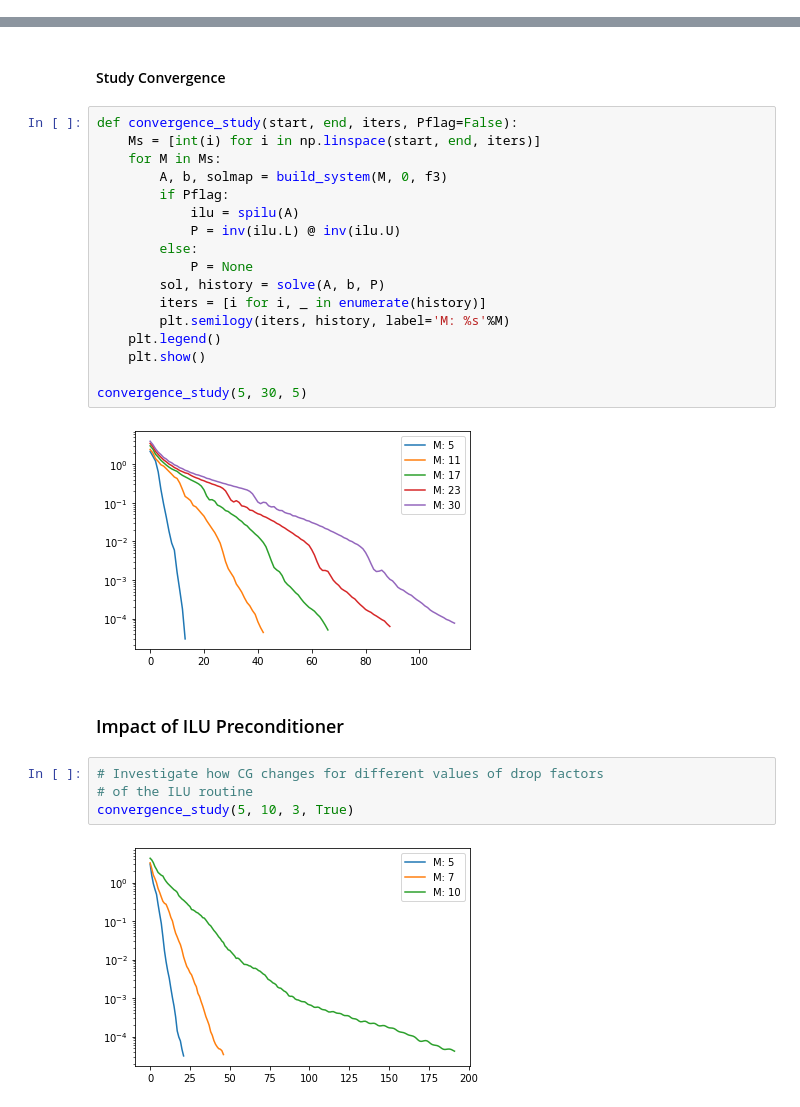
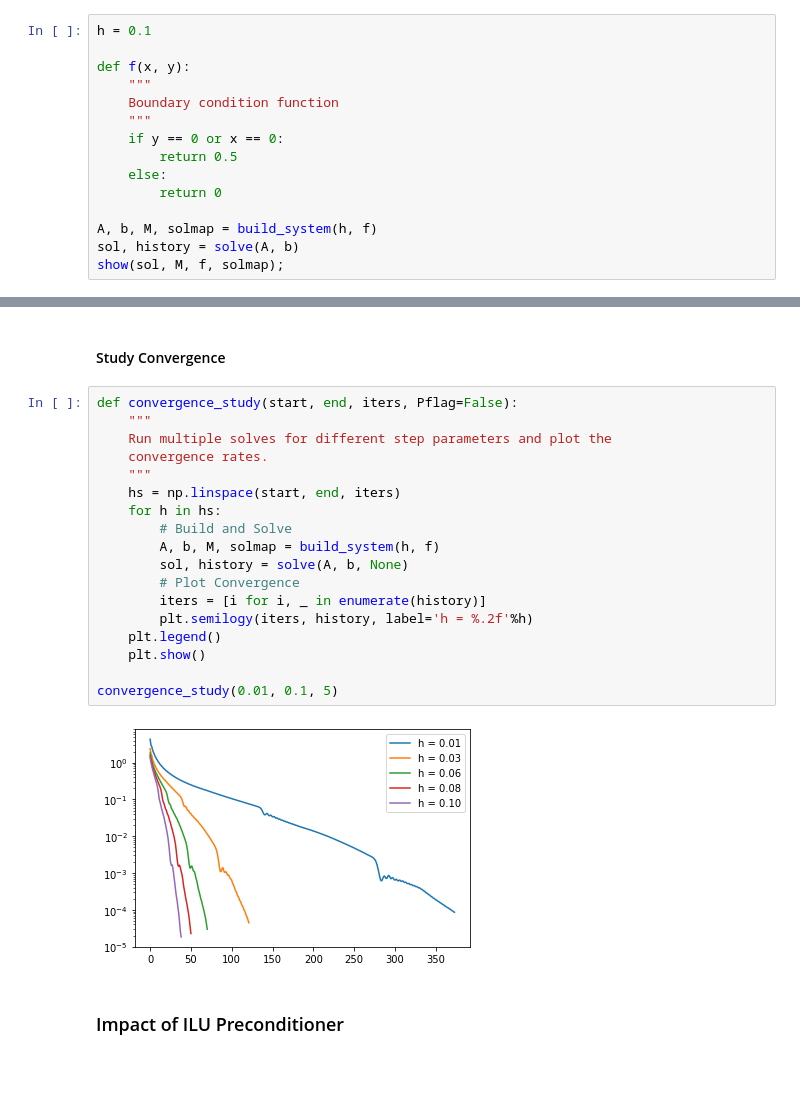
Before and after one commit to sheeshee/High-Performance-Computing-Coursework, a Jupyter notebook: Assignment 3/Assignment 3 Submission.ipynb, the cells around one changed output, grey strips where cells are left out. Saved outputs shown, nothing was run; the diff lists cells and outputs as text; blank space fills up the shorter version.

```diff
--- a/Assignment 3/Assignment 3 Submission.ipynb
+++ b/Assignment 3/Assignment 3 Submission.ipynb
@@ -768,0 +879,15 @@ show(sol, M, f3, solmap);
+# %%
+h = 0.1
+
+def f(x, y):
+    """
+    Boundary condition function
+    """
+    if y == 0 or x == 0:
+        return 0.5
+    else:
+        return 0
+
+A, b, M, solmap = build_system(h, f)
+sol, history = solve(A, b)
+show(sol, M, f, solmap);
@@ -770,29 +897,24 @@ show(sol, M, f3, solmap);
 #### Study Convergence
 # %%
 def convergence_study(start, end, iters, Pflag=False):
-    Ms = [int(i) for i in np.linspace(start, end, iters)]
-    for M in Ms:
-        A, b, solmap = build_system(M, 0, f3)
-        if Pflag:
-            ilu = spilu(A)
-            P = inv(ilu.L) @ inv(ilu.U)
-        else:
-            P = None
-        sol, history = solve(A, b, P)
+    """
+    Run multiple solves for different step parameters and plot the
+    convergence rates.
+    """
+    hs = np.linspace(start, end, iters)
+    for h in hs:
+        # Build and Solve
+        A, b, M, solmap = build_system(h, f)
+        sol, history = solve(A, b, None)
+        # Plot Convergence
         iters = [i for i, _ in enumerate(history)]
-        plt.semilogy(iters, history, label='M: %s'%M)
+        plt.semilogy(iters, history, label='h = %.2f'%h)
     plt.legend()
     plt.show()
 
-convergence_study(5, 30, 5)
+convergence_study(0.01, 0.1, 5)
 # %% [output]
-[figure, old version]
+[figure, new version]
 # %% [markdown]
 ### Impact of ILU Preconditioner
-# %%
-# Investigate how CG changes for different values of drop factors
-# of the ILU routine
-convergence_study(5, 10, 3, True)
-# %% [output]
-[figure, removed]
 # %%
```
Also changed, not shown: parts of 39 cells of this notebook.
